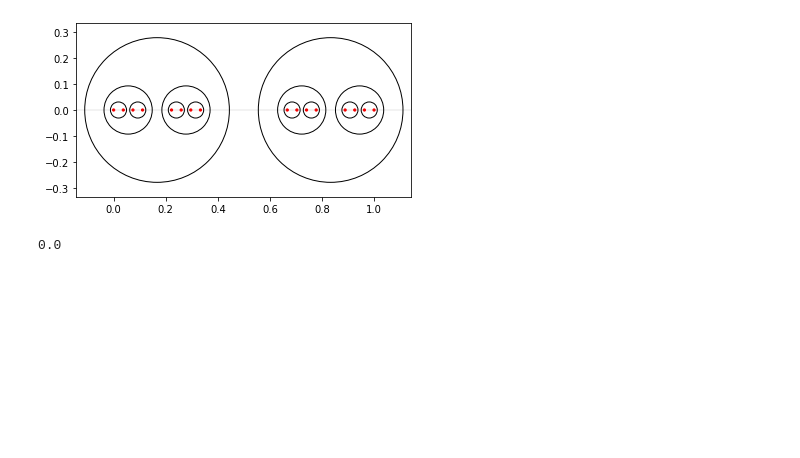
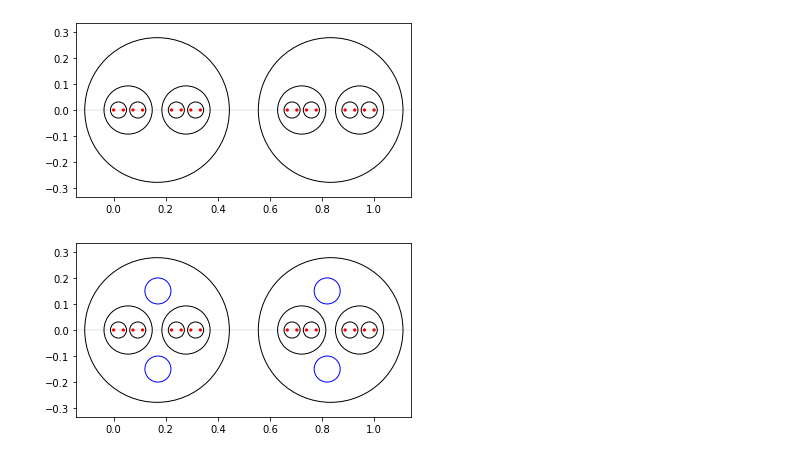
Before and after one commit to RodrigoDePool/TFG-Mates, a Jupyter notebook: notebook/Gráficas.ipynb, the cells around one changed output. Drawn from its saved outputs; the diff is of its cells as text; code cells hidden in the pictures; blank space fills up the shorter version.

```diff
--- a/notebook/Gráficas.ipynb
+++ b/notebook/Gráficas.ipynb
@@ -59,10 +59,28 @@ plt.scatter(x,y, s=[5]*len(x), color='r')
 plt.savefig('conjuntoD.png')
 # %% [output]
 [figure]
-# %%
-1+2/7 -( (1+2/7)/2 - (-(1+2/7)/2))
-# %% [output]
-0.0
+# %%
+fig,ax = plt.subplots()
+for c,r in circles:
+    circ=plt.Circle((c,0),r,fill=False)
+    ax.add_artist(circ)
+circ = plt.Circle((0.17,0.15), 0.05, fill=False, color='blue')
+ax.add_artist(circ)
+circ = plt.Circle((0.17,-0.15), 0.05, fill=False, color='blue')
+ax.add_artist(circ)
+circ = plt.Circle((0.17+0.65,0.15), 0.05, fill=False, color='blue')
+ax.add_artist(circ)
+circ = plt.Circle((0.17+0.65,-0.15), 0.05, fill=False, color='blue')
+ax.add_artist(circ)
+ax.set_aspect(1)
+plt.plot([-10,199],[0,0], linewidth=0.1, color='black')
+plt.xlim(-1/7,1+1/7)
+plt.ylim(-1/3,1/3)
+plt.scatter(x,y, s=[5]*len(x), color='r')
+
+plt.savefig('eleccionCK.png')
+# %% [output]
+[figure, added]
 # %%
 def rescue_code(function):
     import inspect
```
Also changed, not shown: 11 other files.
